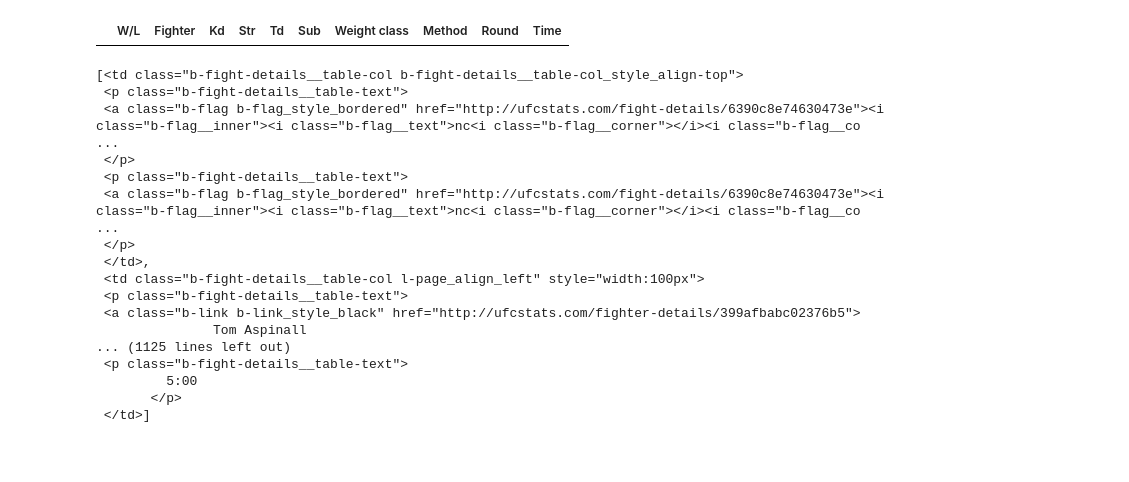
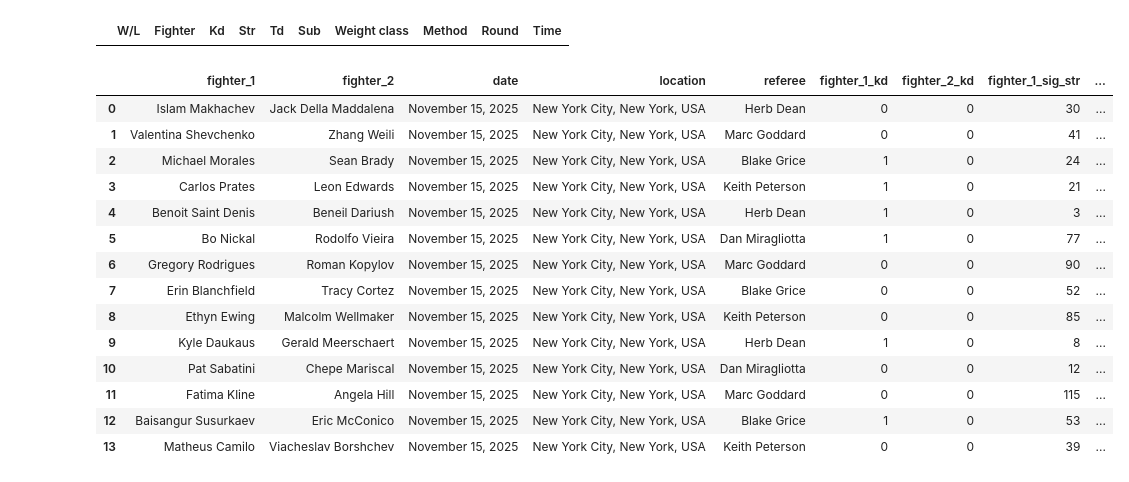
Before and after one commit to LLWICK/UFC-Fight-Winner-Predictor-Machine-learning, a Jupyter notebook: data_scraper/data_scraper.ipynb, the cells around one changed output. Drawn from its saved outputs; the diff is of its cells as text; code cells hidden in the pictures; blank space fills up the shorter version.

```diff
--- a/data_scraper/data_scraper.ipynb
+++ b/data_scraper/data_scraper.ipynb
@@ -49,0 +63,13 @@ location
+# %%
+r = requests.get("http://ufcstats.com/event-details/8db1b36dde268ef6")
+soup = BeautifulSoup(r.content, 'html.parser')
+
+fight_links = []
+
+rows = soup.find_all("tr", class_="b-fight-details__table-row")
+for row in rows:
+    link = row.get("data-link")
+    if link:
+        fight_links.append(link)
+
+print(fight_links)
@@ -49,0 +78,4 @@ location
+# %%
+ref_r = requests.get(fight_links[2])
+soup_ref = BeautifulSoup(ref_r.content, 'html.parser')
+soup_ref.find_all('span')[0].get_text(strip="True")
@@ -111,24 +145,6 @@ df
 # %%
 data = soup.find_all('td')
 data
-# %% [output]
-[<td class="b-fight-details__table-col b-fight-details__table-col_style_align-top">
- <p class="b-fight-details__table-text">
- <a class="b-flag b-flag_style_bordered" href="http://ufcstats.com/fight-details/6390c8e74630473e"><i class="b-flag__inner"><i class="b-flag__text">nc<i class="b-flag__corner"></i><i class="b-flag__co ...
- </p>
- <p class="b-fight-details__table-text">
- <a class="b-flag b-flag_style_bordered" href="http://ufcstats.com/fight-details/6390c8e74630473e"><i class="b-flag__inner"><i class="b-flag__text">nc<i class="b-flag__corner"></i><i class="b-flag__co ...
- </p>
- </td>,
- <td class="b-fight-details__table-col l-page_align_left" style="width:100px">
- <p class="b-fight-details__table-text">
- <a class="b-link b-link_style_black" href="http://ufcstats.com/fighter-details/399afbabc02376b5">
-               Tom Aspinall
-... (1125 lines left out)
- <p class="b-fight-details__table-text">
-         5:00
-       </p>
- </td>]
 # %%
 import re
 import pandas as pd
@@ -147,6 +163,16 @@ def ufc_scraper(link):
             title = item.find("i", class_="b-list__box-item-title")
             if title and "Location" in title.text:
                 location = item.get_text(strip=True).replace("Location:", "").strip()
+    date = None
+    if info_box:
+        items = info_box.find_all("li", class_="b-list__box-list-item")
+        for item in items:
+            title = item.find("i", class_="b-list__box-item-title")
+            if title and "Date" in title.text:
+                date = item.get_text(strip=True).replace("Date:", "").strip()
+                break
+
+
 
     rows = soup.select("tbody tr")
     all_fights = []
@@ -164,6 +190,15 @@ def ufc_scraper(link):
         sig_str = [clean_text(p.text) for p in cols[3].select("p")]
         td = [clean_text(p.text) for p in cols[4].select("p")]
         sub = [clean_text(p.text) for p in cols[5].select("p")]
+
+        link = row.get("data-link")
+        ref_name = None
+        if link:
+            ref_r = requests.get(link)
+            soup_ref = BeautifulSoup(ref_r.content, 'html.parser')
+            ref_name=soup_ref.find_all('span')[0].get_text(strip="True")
+
+
         res = None
         winner = None
 
@@ -176,6 +211,9 @@ def ufc_scraper(link):
         fight = {
             "fighter_1": fighters[0],
             "fighter_2": fighters[1],
+            "date": date,
+            "location": location,
+            "referee": ref_name,
             "fighter_1_kd": int(kd[0]) if kd[0].isdigit() else 0,
             "fighter_2_kd": int(kd[1]) if kd[1].isdigit() else 0,
             "fighter_1_sig_str": int(sig_str[0]),
@@ -190,7 +228,7 @@ def ufc_scraper(link):
             "method": clean_text(cols[7].text),
             "rounds": int(cols[8].text.strip()),
             "time": cols[9].text.strip(),
-            "location": location
+
         }
 
         all_fights.append(fight)
@@ -200,6 +238,24 @@ def ufc_scraper(link):
     return df
 # %%
 df_original = pd.DataFrame()
+# %%
+ufc_scraper("http://ufcstats.com/event-details/8db1b36dde268ef6")
+# %% [output]
+|  | fighter_1 | fighter_2 | date | location | referee | fighter_1_kd | fighter_2_kd | fighter_1_sig_str | ... |
+| 0 | Islam Makhachev | Jack Della Maddalena | November 15, 2025 | New York City, New York, USA | Herb Dean | 0 | 0 | 30 | ... |
+| 1 | Valentina Shevchenko | Zhang Weili | November 15, 2025 | New York City, New York, USA | Marc Goddard | 0 | 0 | 41 | ... |
+| 2 | Michael Morales | Sean Brady | November 15, 2025 | New York City, New York, USA | Blake Grice | 1 | 0 | 24 | ... |
+| 3 | Carlos Prates | Leon Edwards | November 15, 2025 | New York City, New York, USA | Keith Peterson | 1 | 0 | 21 | ... |
+| 4 | Benoit Saint Denis | Beneil Dariush | November 15, 2025 | New York City, New York, USA | Herb Dean | 1 | 0 | 3 | ... |
+| 5 | Bo Nickal | Rodolfo Vieira | November 15, 2025 | New York City, New York, USA | Dan Miragliotta | 1 | 0 | 77 | ... |
+| 6 | Gregory Rodrigues | Roman Kopylov | November 15, 2025 | New York City, New York, USA | Marc Goddard | 0 | 0 | 90 | ... |
+| 7 | Erin Blanchfield | Tracy Cortez | November 15, 2025 | New York City, New York, USA | Blake Grice | 0 | 0 | 52 | ... |
+| 8 | Ethyn Ewing | Malcolm Wellmaker | November 15, 2025 | New York City, New York, USA | Keith Peterson | 0 | 0 | 85 | ... |
+| 9 | Kyle Daukaus | Gerald Meerschaert | November 15, 2025 | New York City, New York, USA | Herb Dean | 1 | 0 | 8 | ... |
+| 10 | Pat Sabatini | Chepe Mariscal | November 15, 2025 | New York City, New York, USA | Dan Miragliotta | 0 | 0 | 12 | ... |
+| 11 | Fatima Kline | Angela Hill | November 15, 2025 | New York City, New York, USA | Marc Goddard | 0 | 0 | 115 | ... |
+| 12 | Baisangur Susurkaev | Eric McConico | November 15, 2025 | New York City, New York, USA | Blake Grice | 1 | 0 | 53 | ... |
+| 13 | Matheus Camilo | Viacheslav Borshchev | November 15, 2025 | New York City, New York, USA | Keith Peterson | 0 | 0 | 39 | ... |
 # %%
 
 def full_Scraper(last_page):
```
Also changed, not shown: parts of 9 cells of this notebook, 1 other file.
